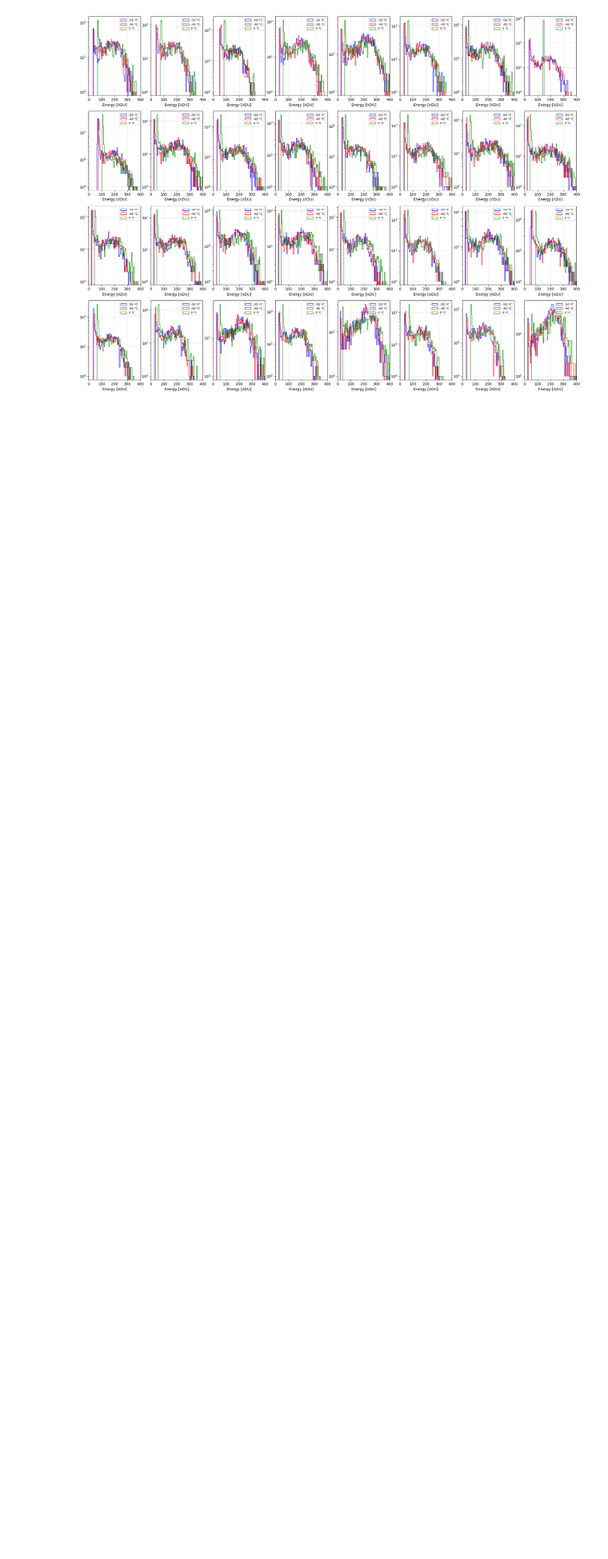
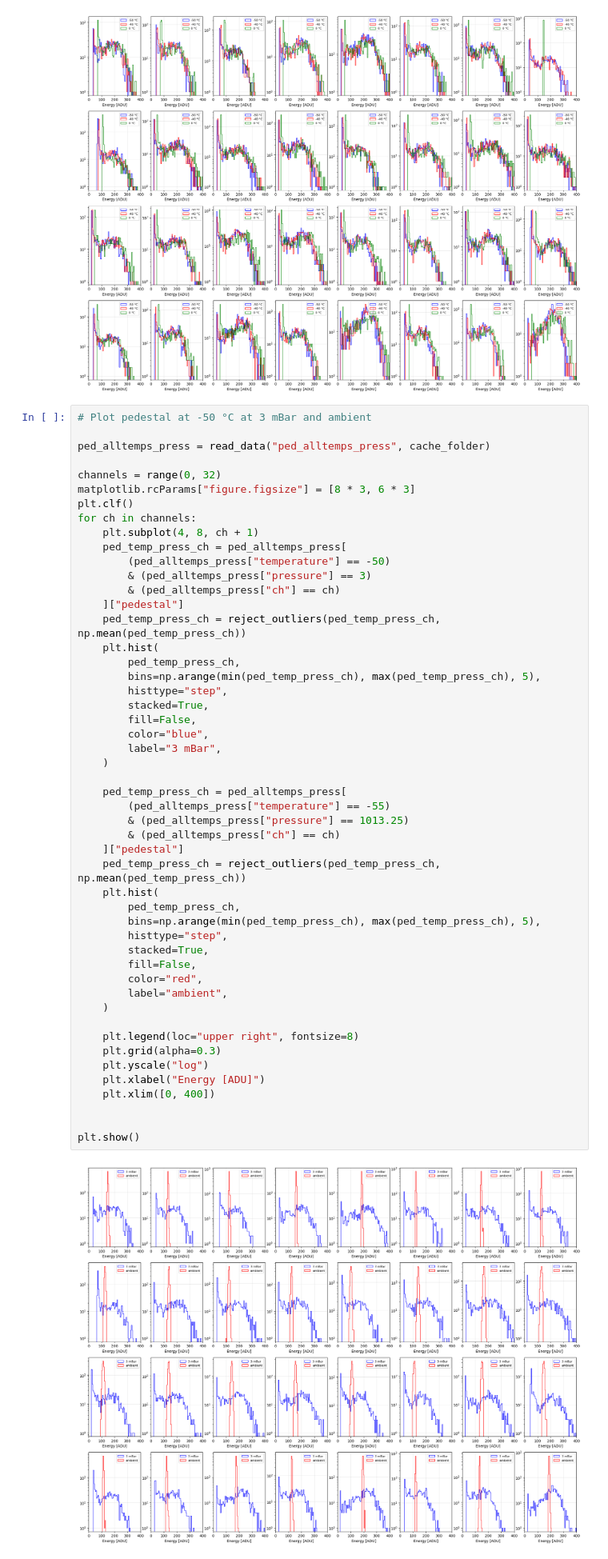
Before and after one commit to microlab-unibg/GAPS_TVAC_module_029_test, a Jupyter notebook: pedestal.ipynb, the cells around one changed output. Shown at 80% size. Cells and saved outputs as stored; diff of their text form; blank space fills up the shorter version.

```diff
--- a/pedestal.ipynb
+++ b/pedestal.ipynb
@@ -379,3 +395,55 @@ for ch in channels:
 plt.show()
 # %% [output]
 [figure]
+# %%
+# Plot pedestal at -50 °C at 3 mBar and ambient
+
+ped_alltemps_press = read_data("ped_alltemps_press", cache_folder)
+
+channels = range(0, 32)
+matplotlib.rcParams["figure.figsize"] = [8 * 3, 6 * 3]
+plt.clf()
+for ch in channels:
+    plt.subplot(4, 8, ch + 1)
+    ped_temp_press_ch = ped_alltemps_press[
+        (ped_alltemps_press["temperature"] == -50)
+        & (ped_alltemps_press["pressure"] == 3)
+        & (ped_alltemps_press["ch"] == ch)
+    ]["pedestal"]
+    ped_temp_press_ch = reject_outliers(ped_temp_press_ch, np.mean(ped_temp_press_ch))
+    plt.hist(
+        ped_temp_press_ch,
+        bins=np.arange(min(ped_temp_press_ch), max(ped_temp_press_ch), 5),
+        histtype="step",
+        stacked=True,
+        fill=False,
+        color="blue",
+        label="3 mBar",
+    )
+
+    ped_temp_press_ch = ped_alltemps_press[
+        (ped_alltemps_press["temperature"] == -55)
+        & (ped_alltemps_press["pressure"] == 1013.25)
+        & (ped_alltemps_press["ch"] == ch)
+    ]["pedestal"]
+    ped_temp_press_ch = reject_outliers(ped_temp_press_ch, np.mean(ped_temp_press_ch))
+    plt.hist(
+        ped_temp_press_ch,
+        bins=np.arange(min(ped_temp_press_ch), max(ped_temp_press_ch), 5),
+        histtype="step",
+        stacked=True,
+        fill=False,
+        color="red",
+        label="ambient",
+    )
+
+    plt.legend(loc="upper right", fontsize=8)
+    plt.grid(alpha=0.3)
+    plt.yscale("log")
+    plt.xlabel("Energy [ADU]")
+    plt.xlim([0, 400])
+
+
+plt.show()
+# %% [output]
+[figure, added]
```
Also changed, not shown: parts of 2 cells of this notebook, 1 other file.
